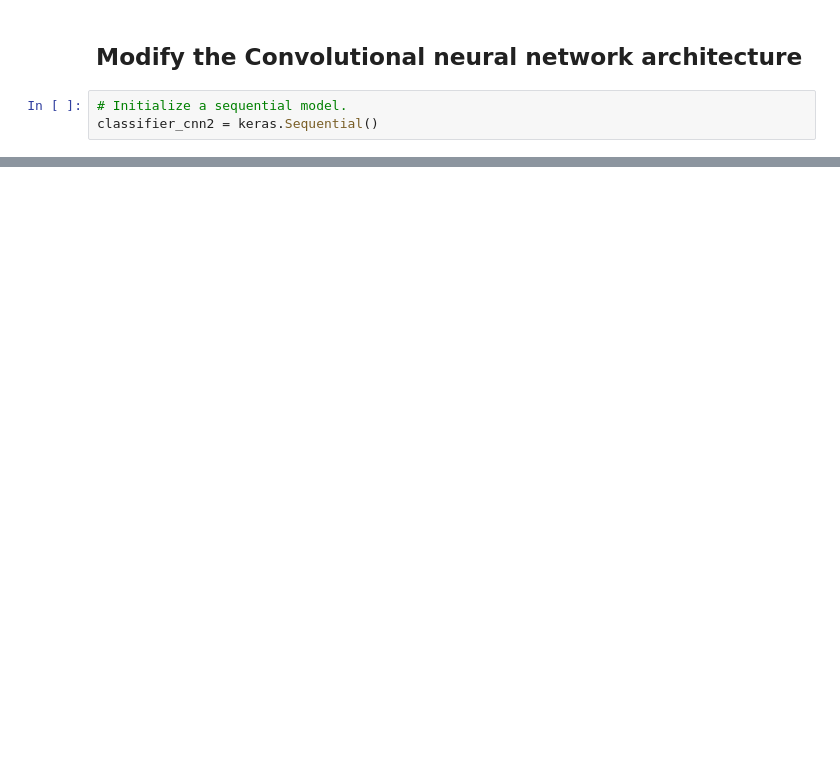
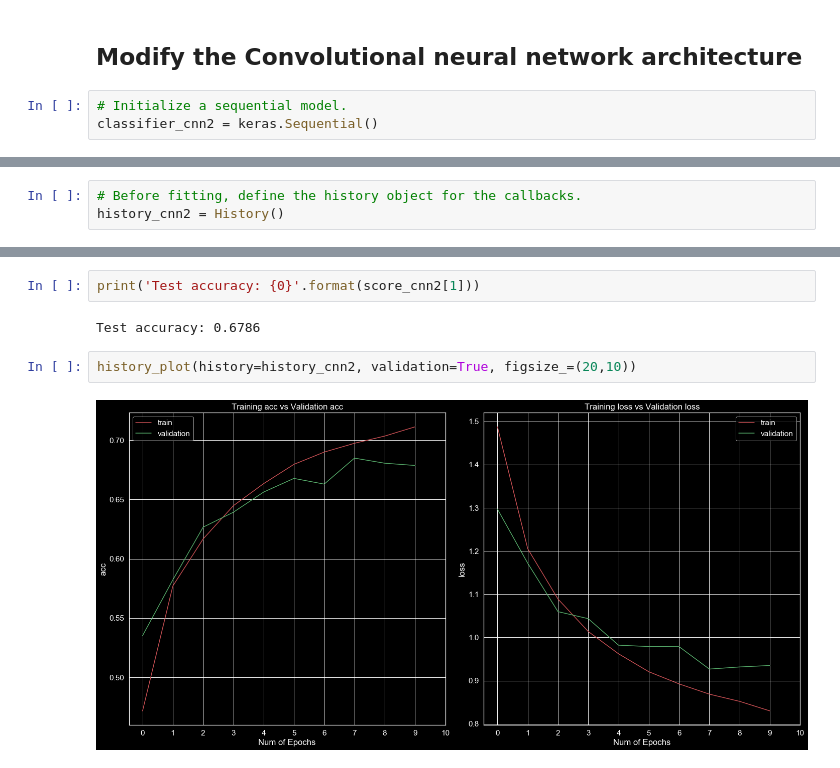
Before and after one commit to dokeeffe87/keras_examples, a Jupyter notebook: ConvNet_and_simple_GAN_examples.ipynb, the cells around one changed output, grey strips where cells are left out. Drawn from its saved outputs; the diff is of its cells as text; blank space fills up the shorter version.

```diff
--- a/ConvNet_and_simple_GAN_examples.ipynb
+++ b/ConvNet_and_simple_GAN_examples.ipynb
@@ -252,0 +363,3 @@ classifier_cnn2.add(keras.layers.Dense(num_classes, activation='softmax'))
+# %%
+# Before fitting, define the history object for the callbacks.
+history_cnn2 = History()
@@ -252,0 +382,8 @@ classifier_cnn2.add(keras.layers.Dense(num_classes, activation='softmax'))
+# %%
+print('Test accuracy: {0}'.format(score_cnn2[1]))
+# %% [output]
+Test accuracy: 0.6786
+# %%
+history_plot(history=history_cnn2, validation=True, figsize_=(20,10))
+# %% [output]
+[figure, added]
```
Also changed, not shown: parts of 47 cells of this notebook.
